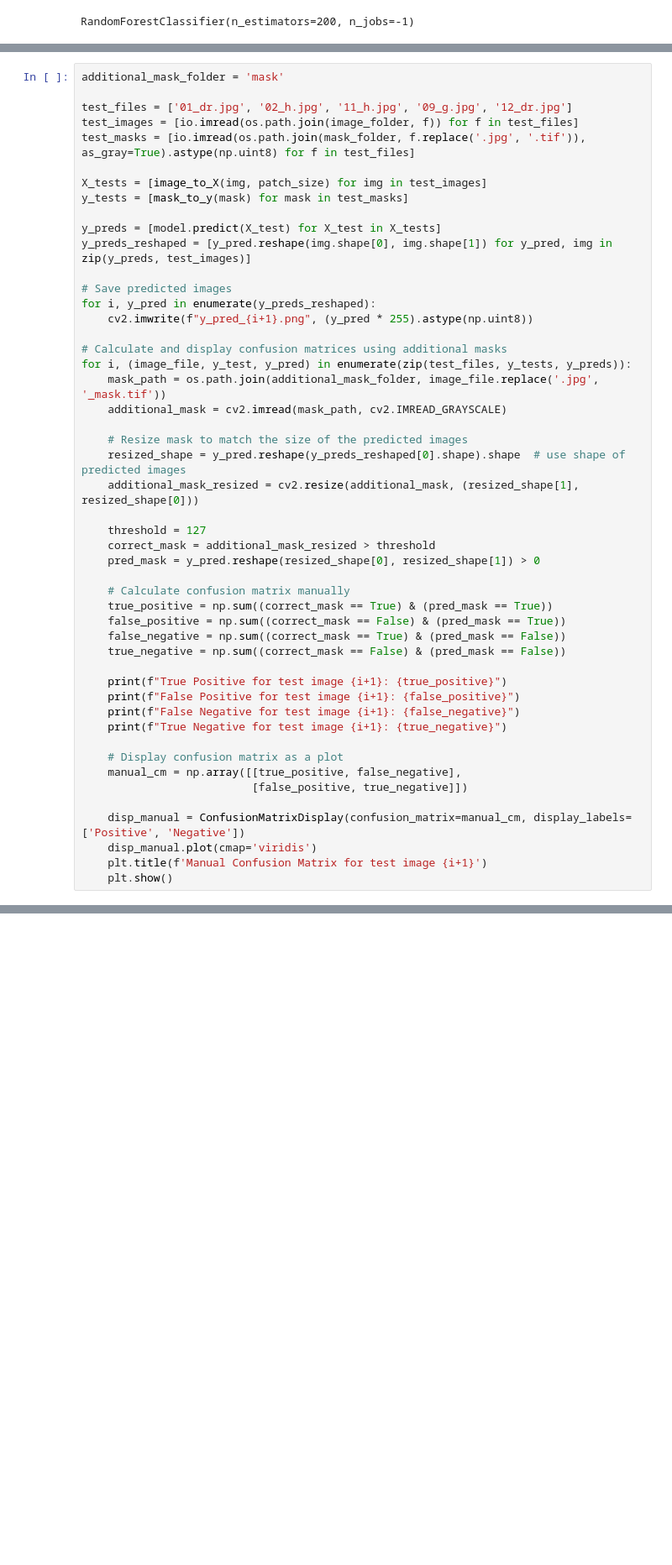
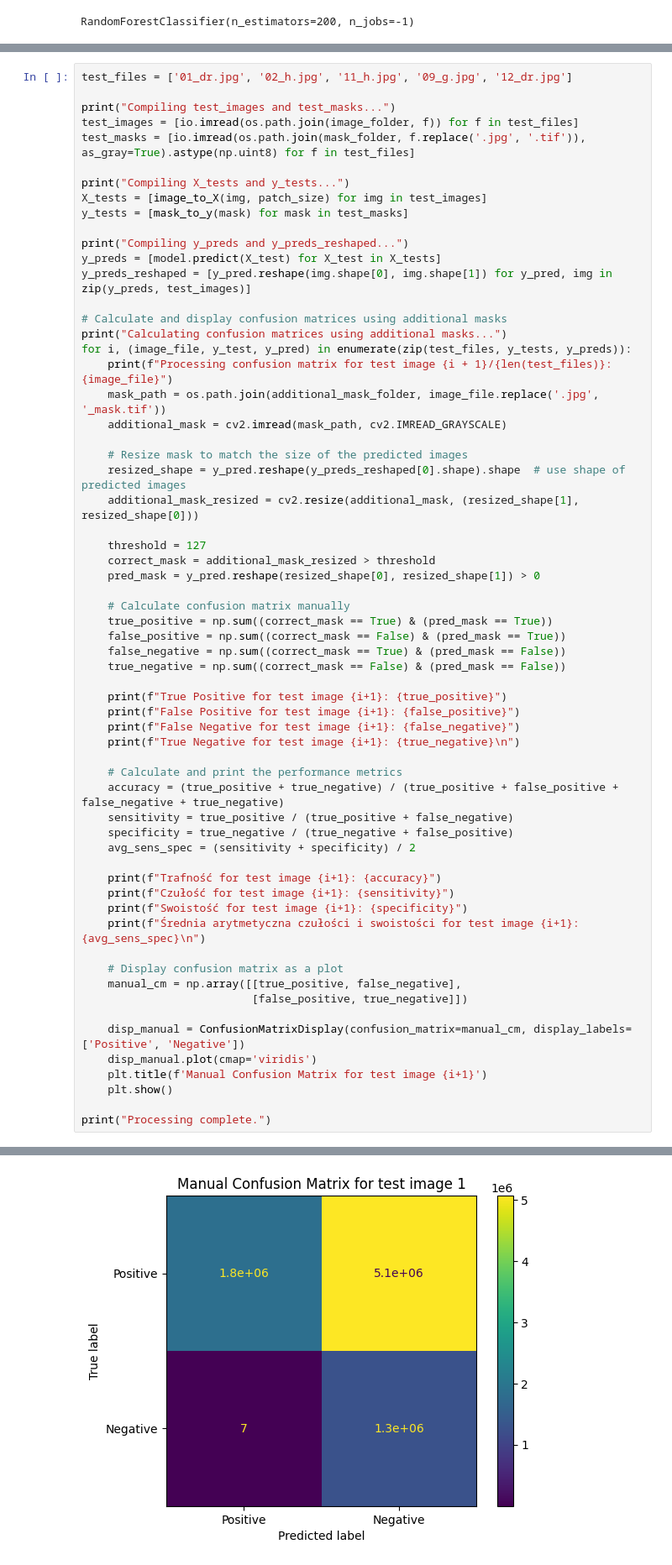
Before and after one commit to mr-SCWN/Informatyka-w-medycynie, a Jupyter notebook: Oko/5percentall.ipynb, the cells around one changed output, grey strips where cells are left out. Shown at 84% size. Saved outputs shown, nothing was run; the diff lists cells and outputs as text; blank space fills up the shorter version.

```diff
--- a/Oko/5percentall.ipynb
+++ b/Oko/5percentall.ipynb
@@ -145,22 +153,22 @@ from sklearn.metrics import confusion_matrix, ConfusionMatrixDisplay
 # %%
-additional_mask_folder = 'mask'
+test_files = ['01_dr.jpg', '02_h.jpg', '11_h.jpg', '09_g.jpg', '12_dr.jpg']
 
-test_files = ['01_dr.jpg', '02_h.jpg', '11_h.jpg', '09_g.jpg', '12_dr.jpg']
+print("Compiling test_images and test_masks...")
 test_images = [io.imread(os.path.join(image_folder, f)) for f in test_files]
 test_masks = [io.imread(os.path.join(mask_folder, f.replace('.jpg', '.tif')), as_gray=True).astype(np.uint8) for f in test_files]
 
+print("Compiling X_tests and y_tests...")
 X_tests = [image_to_X(img, patch_size) for img in test_images]
 y_tests = [mask_to_y(mask) for mask in test_masks]
 
+print("Compiling y_preds and y_preds_reshaped...")
 y_preds = [model.predict(X_test) for X_test in X_tests]
 y_preds_reshaped = [y_pred.reshape(img.shape[0], img.shape[1]) for y_pred, img in zip(y_preds, test_images)]
 
-# Save predicted images
-for i, y_pred in enumerate(y_preds_reshaped):
-    cv2.imwrite(f"y_pred_{i+1}.png", (y_pred * 255).astype(np.uint8))
-
 # Calculate and display confusion matrices using additional masks
+print("Calculating confusion matrices using additional masks...")
 for i, (image_file, y_test, y_pred) in enumerate(zip(test_files, y_tests, y_preds)):
+    print(f"Processing confusion matrix for test image {i + 1}/{len(test_files)}: {image_file}")
     mask_path = os.path.join(additional_mask_folder, image_file.replace('.jpg', '_mask.tif'))
     additional_mask = cv2.imread(mask_path, cv2.IMREAD_GRAYSCALE)
 
@@ -181,7 +189,18 @@ for i, (image_file, y_test, y_pred) in enumerate(zip(test_files, y_tests, y_pred
     print(f"True Positive for test image {i+1}: {true_positive}")
     print(f"False Positive for test image {i+1}: {false_positive}")
     print(f"False Negative for test image {i+1}: {false_negative}")
-    print(f"True Negative for test image {i+1}: {true_negative}")
+    print(f"True Negative for test image {i+1}: {true_negative}\n")
+
+    # Calculate and print the performance metrics
+    accuracy = (true_positive + true_negative) / (true_positive + false_positive + false_negative + true_negative)
+    sensitivity = true_positive / (true_positive + false_negative)
+    specificity = true_negative / (true_negative + false_positive)
+    avg_sens_spec = (sensitivity + specificity) / 2
+
+    print(f"Trafność for test image {i+1}: {accuracy}")
+    print(f"Czułość for test image {i+1}: {sensitivity}")
+    print(f"Swoistość for test image {i+1}: {specificity}")
+    print(f"Średnia arytmetyczna czułości i swoistości for test image {i+1}: {avg_sens_spec}\n")
 
     # Display confusion matrix as a plot
     manual_cm = np.array([[true_positive, false_negative],
@@ -191,3 +210,6 @@ for i, (image_file, y_test, y_pred) in enumerate(zip(test_files, y_tests, y_pred
     disp_manual.plot(cmap='viridis')
     plt.title(f'Manual Confusion Matrix for test image {i+1}')
     plt.show()
+
+print("Processing complete.")
+# %% [output]
@@ -193,0 +230 @@ for i, (image_file, y_test, y_pred) in enumerate(zip(test_files, y_tests, y_pred
+[figure, added]
```
Also changed, not shown: parts of 7 cells of this notebook.
